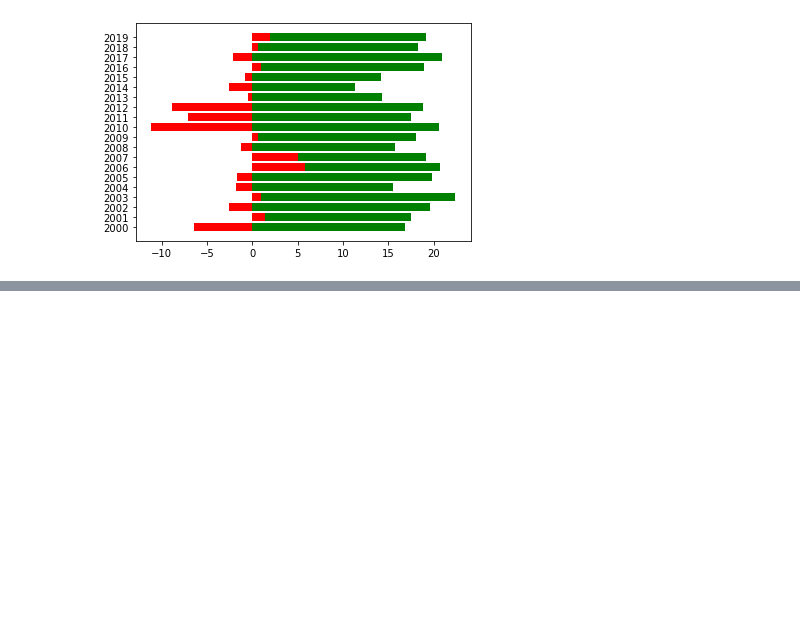
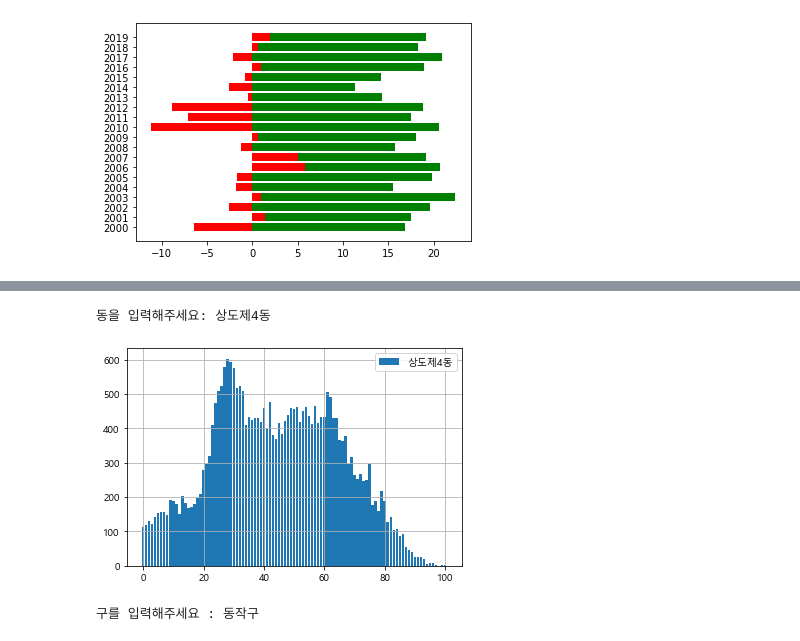
Before and after one commit to eunyeong1328/Study-Alone, a Jupyter notebook: python/BigData/NumpyPlot.ipynb, the cells around one changed output, grey strips where cells are left out. Drawn from its saved outputs; the diff is of its cells as text; code cells hidden in the pictures; blank space fills up the shorter version.

```diff
--- a/python/BigData/NumpyPlot.ipynb
+++ b/python/BigData/NumpyPlot.ipynb
@@ -1035,0 +1100,57 @@ plt.show()
+# %%
+#키보드로 동을 입력받고 그래프는 출력하기
+import matplotlib.pyplot as plt
+import csv
+%matplotlib inline
+plt.rc('font',family="malgun gothic") #한글폰트 입력
+f = open("202203_202203_연령별인구현황_월간 (1).csv")
+people = csv.reader(f)
+title = next(people)
+x = []
+dong = input("동을 입력해주세요: ")
+
+for data in people:
+    if dong in data[0]:
+        #print(data)
+        for i in data[3:]:
+            i= i.replace(' ','')
+            i= i.replace(',','')
+            x.append(int(i))
+
+#plt.bar(range(101),x)
+plt.bar(range(len(x)),x,label=dong)
+plt.legend()
+plt.grid(True)
+plt.show()
+f.close()
+# %% [output]
+동을 입력해주세요: 상도제4동
+[figure, added]
+# %%
+#구 1개 받아서 구 그래프를 그리기
+import matplotlib.pyplot as plt
+import csv
+%matplotlib qt
+f= open("CCTV.csv")
+cctv = csv.reader(f)
+title = next(cctv)
+x = []
+gu = input("구를 입력해주세요 : ")
+for data in cctv:
+    #print(data[0])
+    data[0] =  data[0].replace(' ','0')
+    #print(data[0])
+    if gu in data[0]:
+        #print(data[3:]) #종로구 2012년부터 데이터 출력
+        for i in data[3:]:
+            if i == '' or i==',':
+                i = i.replace('','0') #(null)데이터 0으로 교체
+                i = i.replace(',','') #(,)데이터 0으로 교체
+            #print(i)
+            x.append(int(i))
+        #print(x) #다 처리해서 저장한 데이터
+plt.bar(title[3:],x)
+plt.show()
+f.close()
+# %% [output]
+구를 입력해주세요 : 동작구
```
Also changed, not shown: parts of 7 cells of this notebook.
